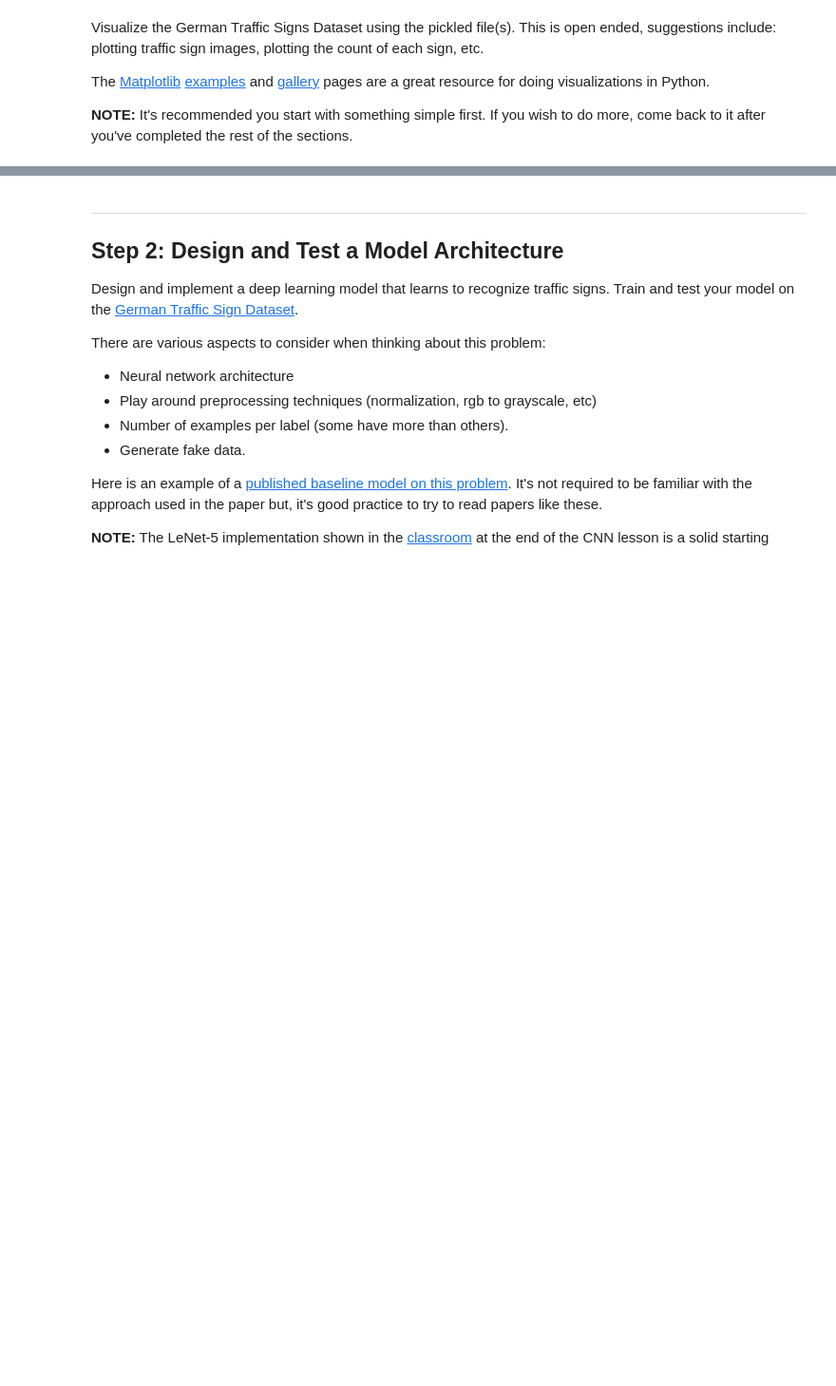
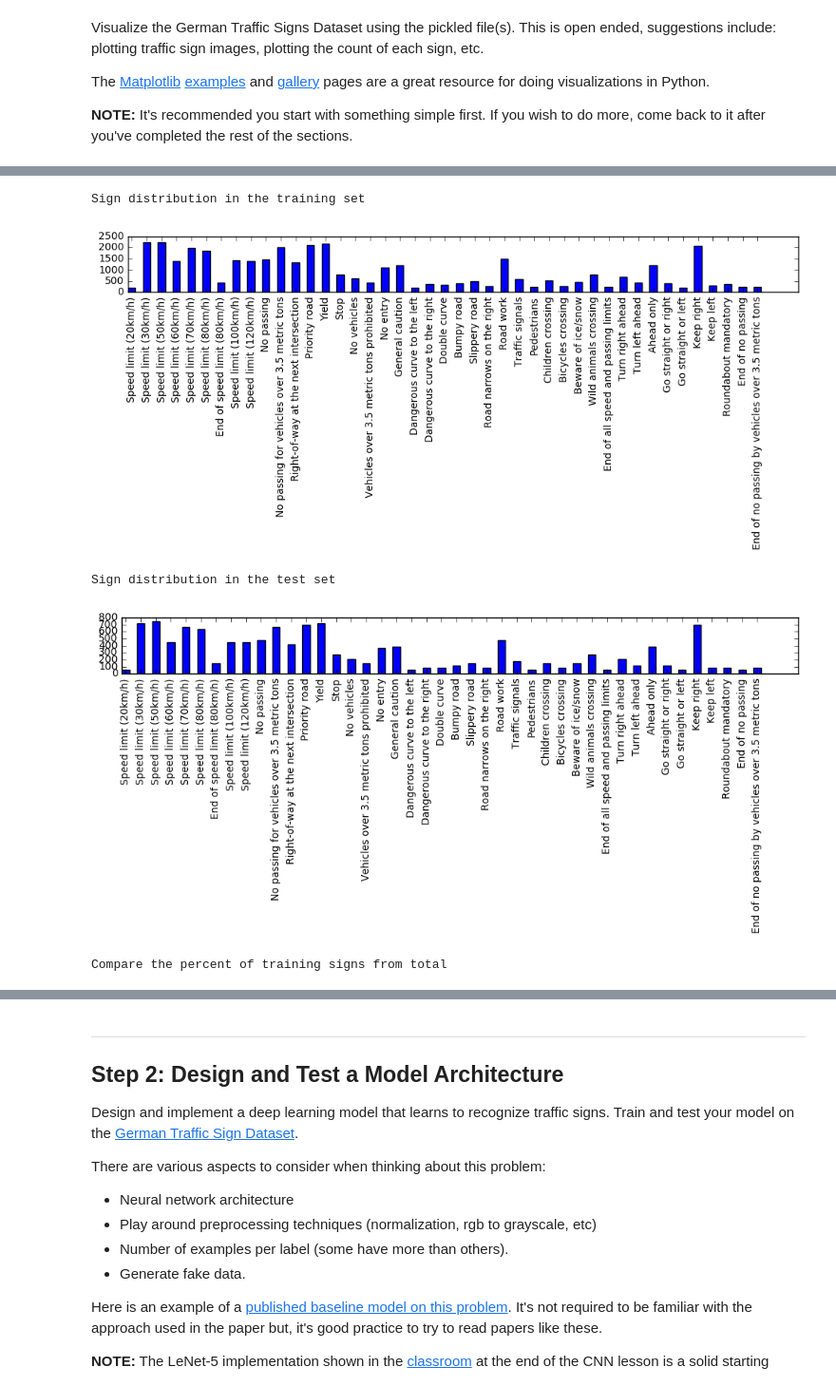
Before and after one commit to racersmith/Traffic-Sign-Classification, a Jupyter notebook: Traffic_Sign_Classifier.ipynb, the cells around one changed output, grey strips where cells are left out. Shown at 95% size. Cells and saved outputs as stored; diff of their text form; code cells hidden in the pictures; blank space fills up the shorter version.

```diff
--- a/Traffic_Sign_Classifier.ipynb
+++ b/Traffic_Sign_Classifier.ipynb
@@ -55,16 +58,16 @@ Complete the basic data summary below.
 ### Replace each question mark with the appropriate value.
 
 # TODO: Number of training examples
-n_train = len(X_train)
+n_train = len(X)
 
 # TODO: Number of testing examples.
 n_test = len(X_test)
 
 # TODO: What's the shape of an traffic sign image?
-image_shape = X_train[0].shape
+image_shape = X[0].shape
 
 # TODO: How many unique classes/labels there are in the dataset.
-n_classes = len(set(y_train))
+n_classes = len(set(y))
 
 print("Number of training examples =", n_train)
 print("Number of testing examples =", n_test)
@@ -159,14 +113,0 @@ Speed limit (60km/h)
-# %%
-sign_count = []
-for i in range(n_classes):
-    sign_count.append(sum(y_train == i))
-print(sign_count)
-
-fig = plt.figure()
-fig.set_size_inches(12, 4)
-ax = plt.subplot(111)
-width=0.5
-ax.bar(range(n_classes), sign_count, width = width)
-ax.set_xticks(np.arange(n_classes) + width/2)
-ax.set_xticklabels(human_readable_label.values(), rotation=90)
-plt.show()
@@ -175,0 +114,60 @@ plt.show()
+# %%
+# Taking a look at the number of each sign type in the training set
+
+training_sign_count = []
+test_sign_count = []
+for i in range(n_classes):
+    training_sign_count.append(sum(y == i))
+    test_sign_count.append(sum(y_test == i))
+# print(training_sign_count)
+
+
+# from bokeh.io import push_notebook, show, output_notebook
+# from bokeh.charts import Bar
+# p = Bar(training_sign_count, title="Training Set Distribution")
+
+# output_notebook()
+# show(p)
+
+print("Sign distribution in the training set")
+
+fig = plt.figure()
+fig.set_size_inches(12, 1)
+ax = plt.subplot(111)
+width=0.5
+ax.bar(range(n_classes), training_sign_count, width = width)
+ax.set_xticks(np.arange(n_classes) + width/2)
+ax.set_xticklabels(human_readable_label.values(), rotation=90)
+plt.show()
+
+
+# Taking a look at the number of each sign type in the test set
+print("Sign distribution in the test set")
+
+fig = plt.figure()
+fig.set_size_inches(12, 1)
+ax = plt.subplot(111)
+width=0.5
+ax.bar(range(n_classes), test_sign_count, width = width)
+ax.set_xticks(np.arange(n_classes) + width/2)
+ax.set_xticklabels(human_readable_label.values(), rotation=90)
+plt.show()
+
+print("Compare the percent of training signs from total")
+
+percent_training = [training/(training + test) for training, test in zip(training_sign_count, test_sign_count)]
+
+fig = plt.figure()
+fig.set_size_inches(12, 1)
+ax = plt.subplot(111)
+width=0.5
+ax.bar(range(n_classes), percent_training, width = width)
+ax.set_xticks(np.arange(n_classes) + width/2)
+ax.set_xticklabels(human_readable_label.values(), rotation=90)
+plt.show()
+# %% [output]
+Sign distribution in the training set
+[figure, added]
+Sign distribution in the test set
+[figure, added]
+Compare the percent of training signs from total
```
Also changed, not shown: parts of 18 cells of this notebook.
